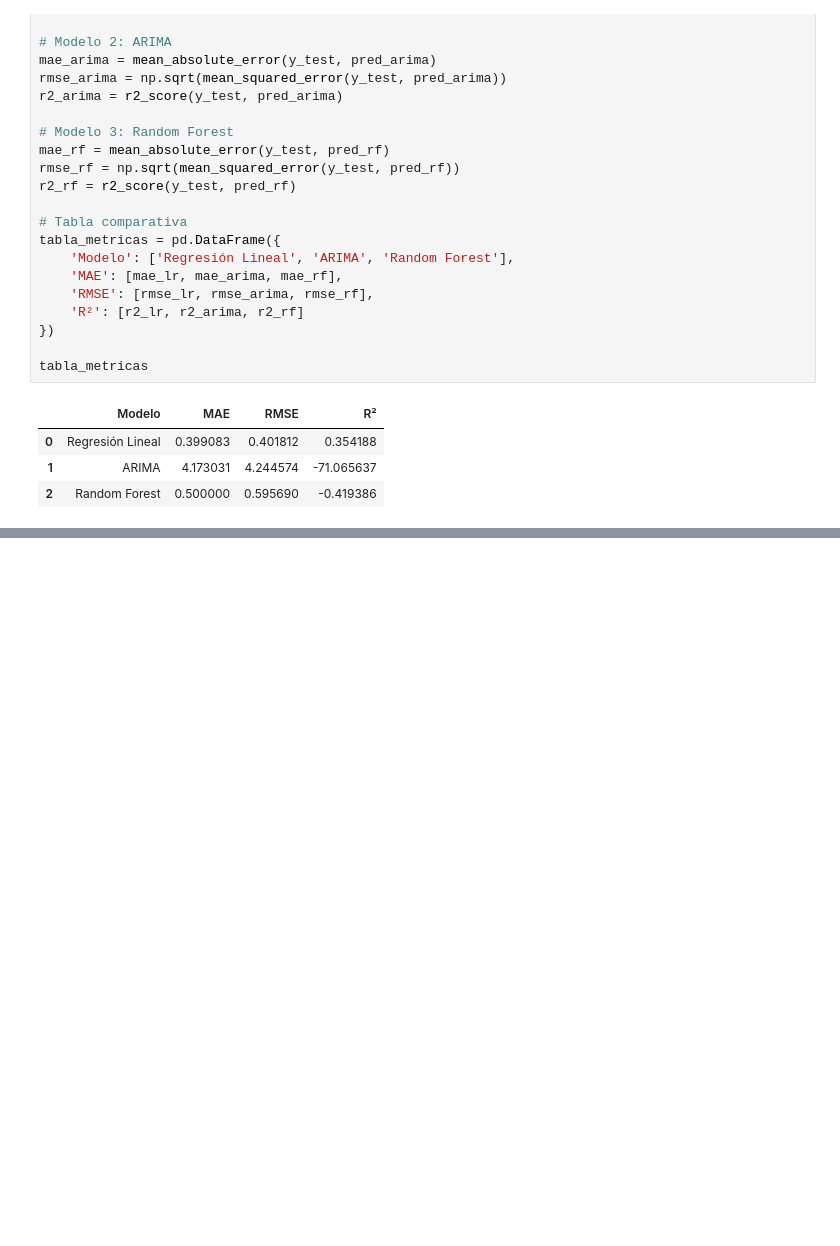
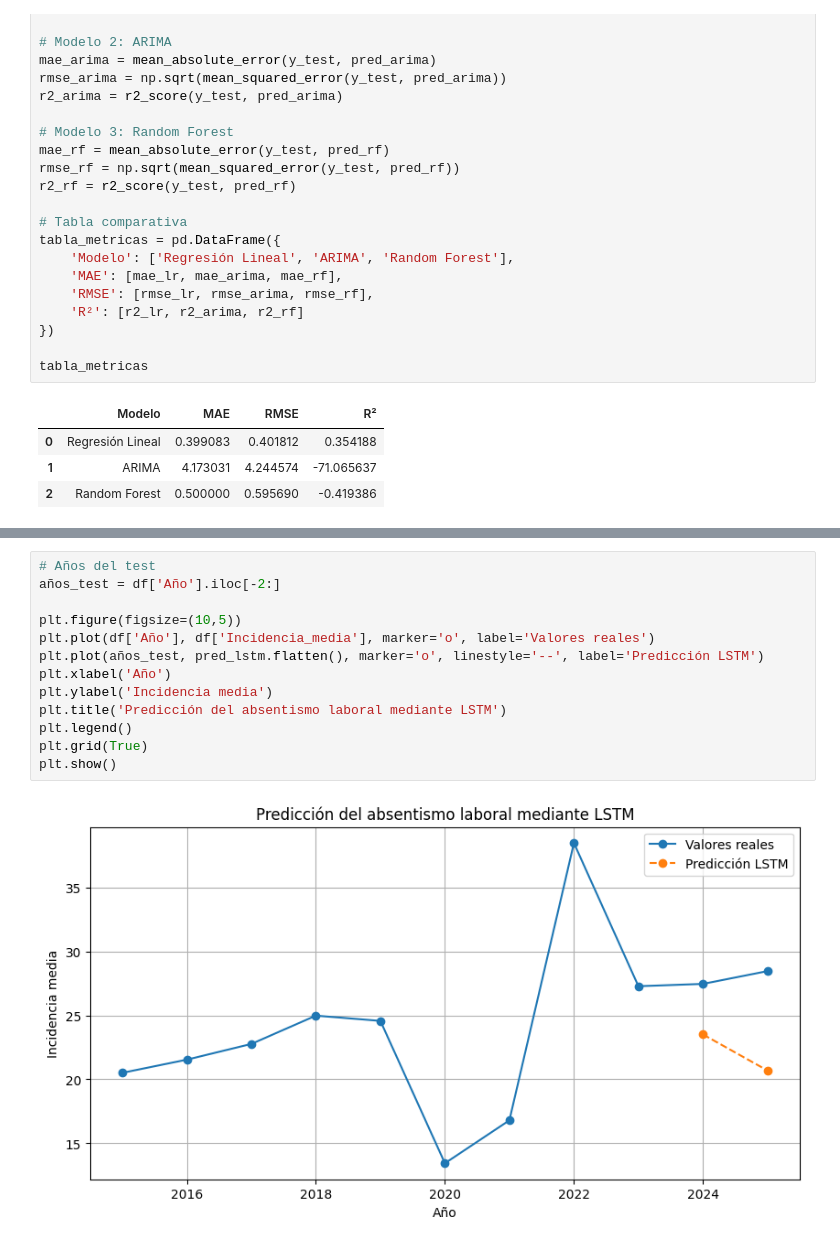
Before and after one commit to SolangeYepez/TFM, a Jupyter notebook: tfm.ipynb, the cells around one changed output, grey strips where cells are left out. Saved outputs shown, nothing was run; the diff lists cells and outputs as text; blank space fills up the shorter version.

```diff
--- a/tfm.ipynb
+++ b/tfm.ipynb
@@ -349,0 +446,15 @@ tabla_metricas
+# %%
+# Años del test
+años_test = df['Año'].iloc[-2:]
+
+plt.figure(figsize=(10,5))
+plt.plot(df['Año'], df['Incidencia_media'], marker='o', label='Valores reales')
+plt.plot(años_test, pred_lstm.flatten(), marker='o', linestyle='--', label='Predicción LSTM')
+plt.xlabel('Año')
+plt.ylabel('Incidencia media')
+plt.title('Predicción del absentismo laboral mediante LSTM')
+plt.legend()
+plt.grid(True)
+plt.show()
+# %% [output]
+[figure, added]
```
Also changed, not shown: parts of 1 cell of this notebook.
